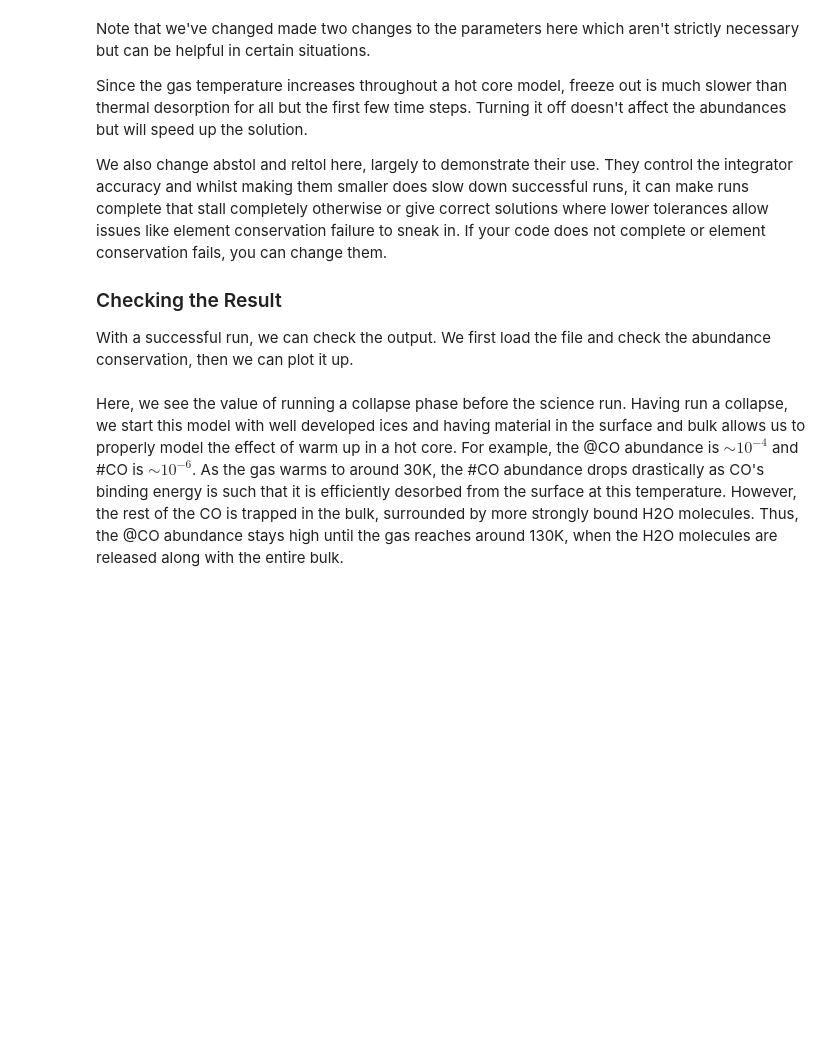
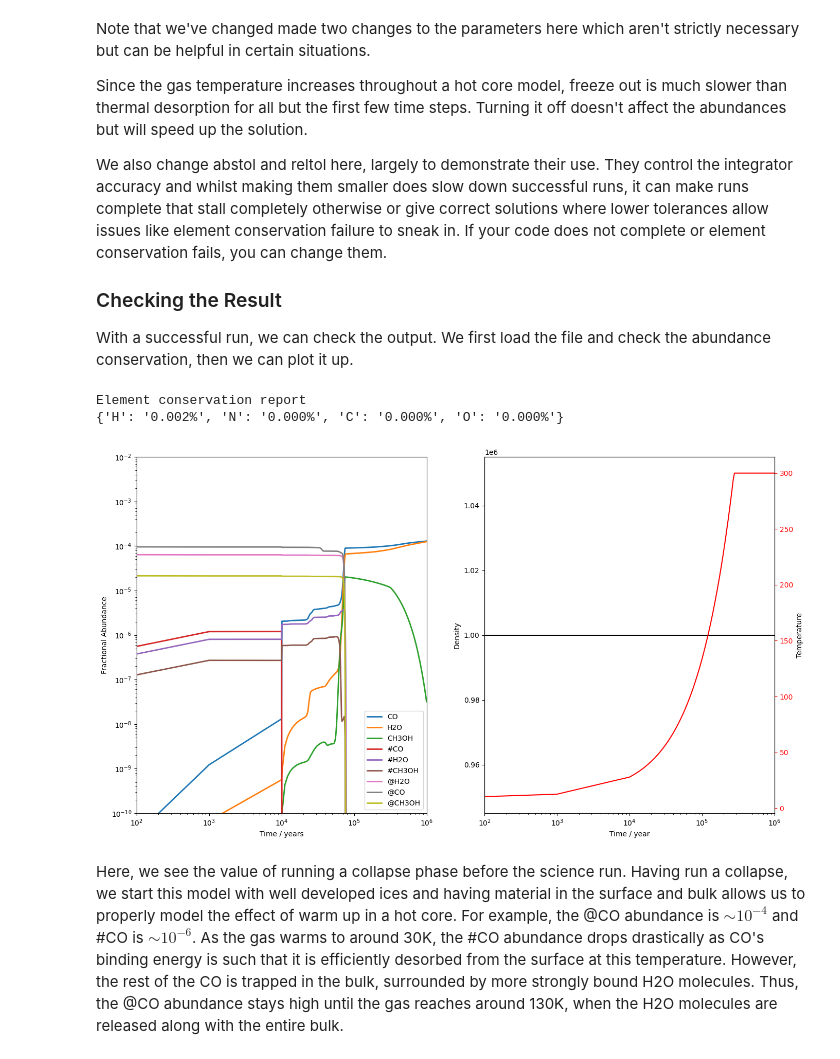
Before and after one commit to uclchem/UCLCHEM, a Jupyter notebook: notebooks/2a_modelling_objects_on_disk.ipynb, the cells around one changed output. Saved outputs shown, nothing was run; the diff lists cells and outputs as text; code cells hidden in the pictures; blank space fills up the shorter version.

```diff
--- a/notebooks/2a_modelling_objects_on_disk.ipynb
+++ b/notebooks/2a_modelling_objects_on_disk.ipynb
@@ -40,6 +40,7 @@ We need to change just a few things in `param_dict` to set up the hot core model
 
 We also want to turn off freefall and change how long the model runs for.
 # %%
+del cloud
 # change other bits of input to set up phase 2
 param_dict["initialDens"] = 1e6
 param_dict["finalTime"] = 1e6
@@ -56,9 +57,7 @@ param_dict["reltol"] = 1e-12
 param_dict["abundLoadFile"] = param_dict.pop("abundSaveFile")
 param_dict["outputFile"] = "../examples/test-output/phase2-full.dat"
 
-result = uclchem.model.hot_core(
-    temp_indx=3, max_temperature=300.0, param_dict=param_dict
-)
+p_core = uclchem.trialmodel.PrestellarCore(temp_indx=3, max_temperature=300.0, param_dict=param_dict)
 # %% [markdown]
 Note that we've changed made two changes to the parameters here which aren't strictly necessary but can be helpful in certain situations.
 
@@ -76,23 +70,32 @@ phase2_df
+# %%
+p_core.check_conservation()
+# %% [output]
+Element conservation report
+{'H': '0.002%', 'N': '0.000%', 'C': '0.000%', 'O': '0.000%'}
+# %%
+df_p_core = p_core.get_dataframes()
 # %%
 species = ["CO", "H2O", "CH3OH", "#CO", "#H2O", "#CH3OH", "@H2O", "@CO", "@CH3OH"]
 fig, [ax, ax2] = plt.subplots(1, 2, figsize=(16, 9))
-ax = uclchem.analysis.plot_species(ax, phase2_df, species)
+ax = p_core.plot_species(ax, species)
 settings = ax.set(
     yscale="log",
     xlim=(1e2, 1e6),
     ylim=(1e-10, 1e-2),
     xlabel="Time / years",
     ylabel="Fractional Abundance",
     xscale="log",
 )
 
-ax2.plot(phase2_df["Time"], phase2_df["Density"], color="black")
+ax2.plot(df_p_core["Time"], df_p_core["Density"], color="black")
 ax2.set(xscale="log")
 ax3 = ax2.twinx()
-ax3.plot(phase2_df["Time"], phase2_df["gasTemp"], color="red")
+ax3.plot(df_p_core["Time"], df_p_core["gasTemp"], color="red")
 ax2.set(xlabel="Time / year", ylabel="Density")
 ax3.set(ylabel="Temperature", facecolor="red", xlim=(1e2, 1e6))
 ax3.tick_params(axis="y", colors="red")
+# %% [output]
+[figure, added]
 # %% [markdown]
 Here, we see the value of running a collapse phase before the science run. Having run a collapse, we start this model with well developed ices and having material in the surface and bulk allows us to properly model the effect of warm up in a hot core. For example, the @CO abundance is $\sim10^{-4}$ and #CO is $\sim10^{-6}$. As the gas warms to around 30K, the #CO abundance drops drastically as CO's binding energy is such that it is efficiently desorbed from the surface at this temperature. However, the rest of the CO is trapped in the bulk, surrounded by more strongly bound H2O molecules. Thus, the @CO abundance stays high until the gas reaches around 130K, when the H2O molecules are released along with the entire bulk.
 # %% [markdown]
```
Also changed, not shown: parts of 14 cells of this notebook, 5 other files.
